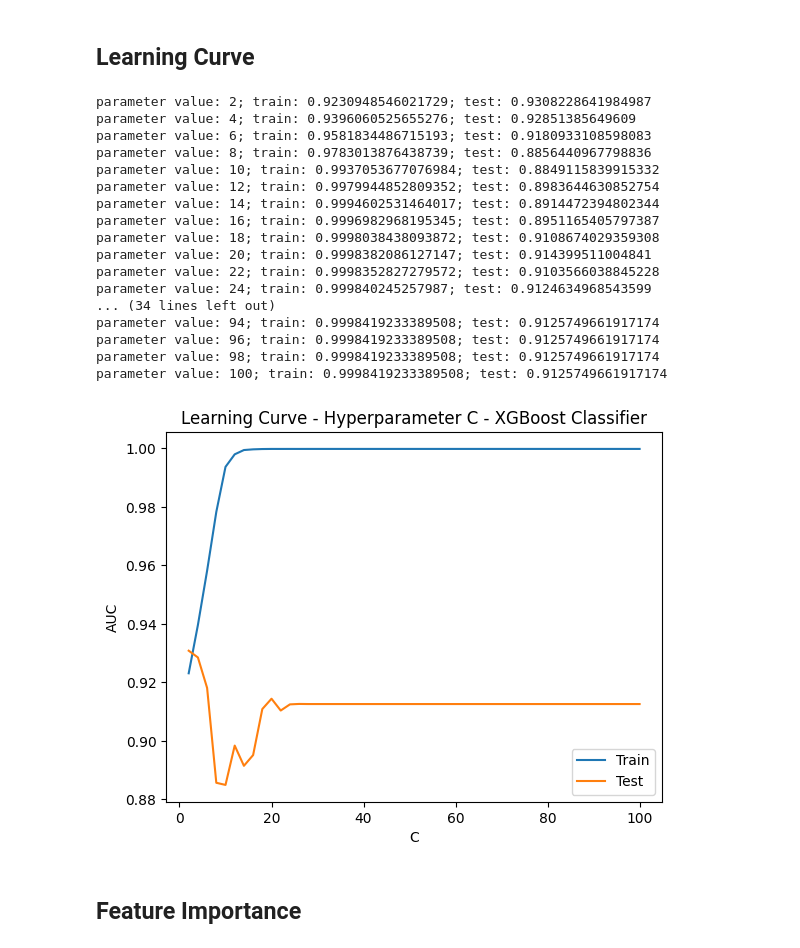
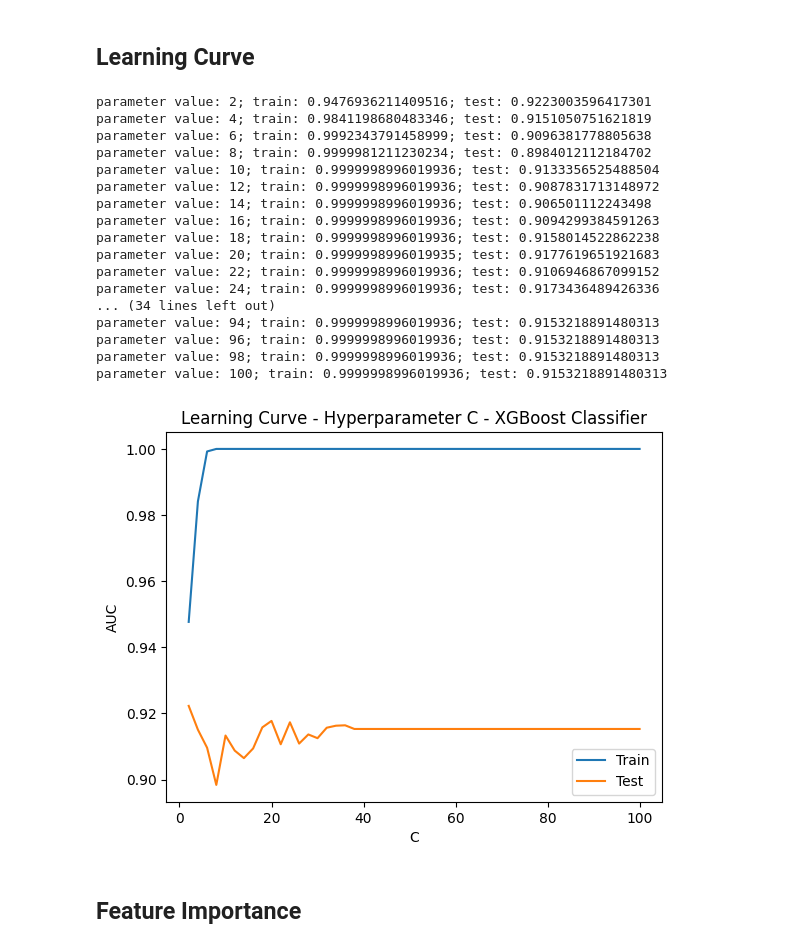
Before and after one commit to sabirinID/Final-Project-Quattro, a Jupyter notebook: Notebooks/3_Modeling.ipynb, the cells around one changed output. Drawn from its saved outputs; the diff is of its cells as text; code cells hidden in the pictures.

```diff
--- a/Notebooks/3_Modeling.ipynb
+++ b/Notebooks/3_Modeling.ipynb
@@ -221,7 +253,7 @@ def show_best_parameter(model):
 # %%
 from sklearn.ensemble import RandomForestClassifier
 
-rf = RandomForestClassifier(random_state = 400, class_weight = 'balanced')
+rf = RandomForestClassifier(random_state = 400)
 rf.fit(X_train, y_train)
 model_evaluation(rf)
 # %% [output]
@@ -250,7 +287,7 @@ parameters = {'n_estimators': [int(x) for x in np.linspace(1, 200, num = 40)],
               }
 
 # Init
-rf = RandomForestClassifier(random_state=400, class_weight = 'balanced')
-rf_rs = RandomizedSearchCV(rf, parameters, scoring='roc_auc', random_state=1, cv=5)
+rf = RandomForestClassifier(random_state=400)
+rf_rs = RandomizedSearchCV(rf, parameters, scoring='recall', random_state=4, cv=5)
 rf_rs.fit(X_train, y_train)
 # %% [output]
@@ -342,7 +376,7 @@ train_scores = []
 test_scores = []
 
 for c in param_values:
-    model = RandomForestClassifier(n_estimators=10, max_depth=c)
+    model = RandomForestClassifier(n_estimators=128, max_depth=c)
     model.fit(X_train, y_train)
 
     # Evaluation on training set
@@ -431,7 +470,7 @@ parameters = {'eta' : [float(x) for x in np.linspace(0, 1, num = 100)],
 
 # Init
 xg = XGBClassifier(random_state = 400)
-xg_rs = RandomizedSearchCV(xg, parameters, scoring='roc_auc', random_state=1, cv=5)
+xg_rs = RandomizedSearchCV(xg, parameters, scoring='recall', random_state=4, cv=5)
 xg_rs.fit(X_train, y_train)
 # %% [output]
 RandomizedSearchCV(cv=5,
@@ -513,56 +546,53 @@ sns.heatmap(c_matrix, annot = labels, fmt = '', cmap = 'mako')
 ## Learning Curve
 # %%
 # Learning Curve
-# param_values = [int(x) for x in np.linspace(1, 200, 50)] # n_estimators
 param_values = [int(x) for x in np.linspace(2, 100, 50)] # max_depth
-# param_values = [int(x) for x in np.linspace(2, 20, 15)]  # min_samples_split
-# param_values = [int(x) for x in np.linspace(2, 20, 15)]  # min_samples_leaf
 
 train_scores = []
 test_scores = []
 
 for c in param_values:
-    model = XGBClassifier(n_estimators=10, max_depth=c)
+    model = XGBClassifier(n_estimators=100, max_depth=c)
     model.fit(X_train, y_train)
 
     # Evaluation on training set
     y_pred_train_proba = model.predict_proba(X_train)
     train_auc = roc_auc_score(y_train, y_pred_train_proba[:,1])
     train_scores.append(train_auc)
 
     # Evaluation on testing set
     y_pred_proba = model.predict_proba(X_test)
     test_auc = roc_auc_score(y_test, y_pred_proba[:,1])
     test_scores.append(test_auc)
 
     print('parameter value: ' + str(c) + '; train: ' + str(train_auc) + '; test: '+ str(test_auc))
 
 plt.plot(param_values, train_scores, label='Train')
 plt.plot(param_values, test_scores, label='Test')
 plt.xlabel('C')
 plt.ylabel('AUC')
 plt.title('Learning Curve - Hyperparameter C - XGBoost Classifier')
 plt.legend()
 plt.show()
 # %% [output]
-parameter value: 2; train: 0.9230948546021729; test: 0.9308228641984987
-parameter value: 4; train: 0.9396060525655276; test: 0.92851385649609
-parameter value: 6; train: 0.9581834486715193; test: 0.9180933108598083
-parameter value: 8; train: 0.9783013876438739; test: 0.8856440967798836
-parameter value: 10; train: 0.9937053677076984; test: 0.8849115839915332
-parameter value: 12; train: 0.9979944852809352; test: 0.8983644630852754
-parameter value: 14; train: 0.9994602531464017; test: 0.8914472394802344
-parameter value: 16; train: 0.9996982968195345; test: 0.8951165405797387
-parameter value: 18; train: 0.9998038438093872; test: 0.9108674029359308
-parameter value: 20; train: 0.9998382086127147; test: 0.914399511004841
-parameter value: 22; train: 0.9998352827279572; test: 0.9103566038845228
-parameter value: 24; train: 0.999840245257987; test: 0.9124634968543599
+parameter value: 2; train: 0.9476936211409516; test: 0.9223003596417301
+parameter value: 4; train: 0.9841198680483346; test: 0.9151050751621819
+parameter value: 6; train: 0.9992343791458999; test: 0.9096381778805638
+parameter value: 8; train: 0.9999981211230234; test: 0.8984012112184702
+parameter value: 10; train: 0.9999998996019936; test: 0.9133356525488504
+parameter value: 12; train: 0.9999998996019936; test: 0.9087831713148972
+parameter value: 14; train: 0.9999998996019936; test: 0.906501112243498
+parameter value: 16; train: 0.9999998996019936; test: 0.9094299384591263
+parameter value: 18; train: 0.9999998996019936; test: 0.9158014522862238
+parameter value: 20; train: 0.9999998996019935; test: 0.9177619651921683
+parameter value: 22; train: 0.9999998996019936; test: 0.9106946867099152
+parameter value: 24; train: 0.9999998996019936; test: 0.9173436489426336
 ... (34 lines left out)
-parameter value: 94; train: 0.9998419233389508; test: 0.9125749661917174
-parameter value: 96; train: 0.9998419233389508; test: 0.9125749661917174
-parameter value: 98; train: 0.9998419233389508; test: 0.9125749661917174
-parameter value: 100; train: 0.9998419233389508; test: 0.9125749661917174
+parameter value: 94; train: 0.9999998996019936; test: 0.9153218891480313
+parameter value: 96; train: 0.9999998996019936; test: 0.9153218891480313
+parameter value: 98; train: 0.9999998996019936; test: 0.9153218891480313
+parameter value: 100; train: 0.9999998996019936; test: 0.9153218891480313
-[figure, old version]
+[figure, new version]
 # %% [markdown]
 ## Feature Importance
 # %%
```
Also changed, not shown: parts of 73 cells of this notebook.
